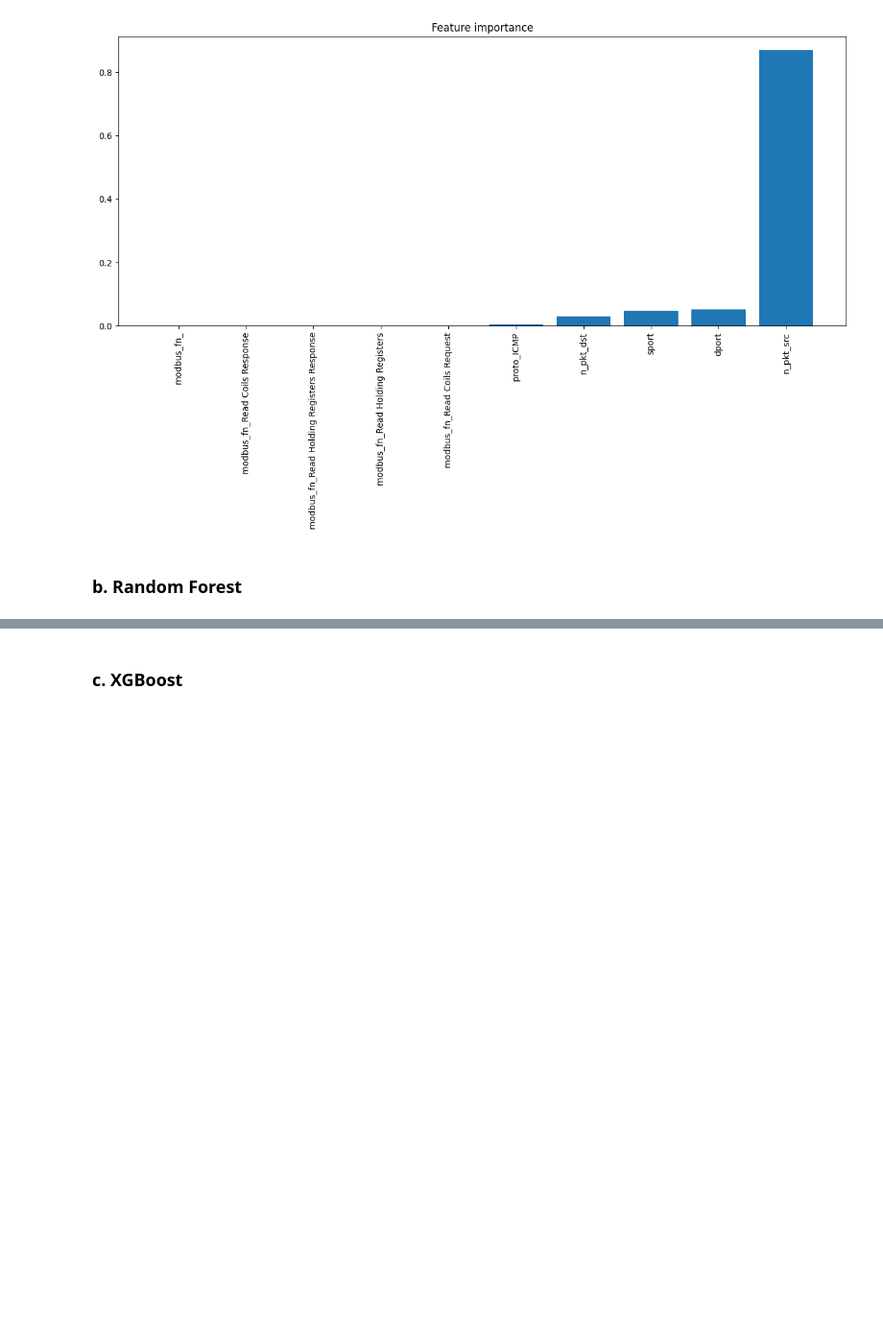
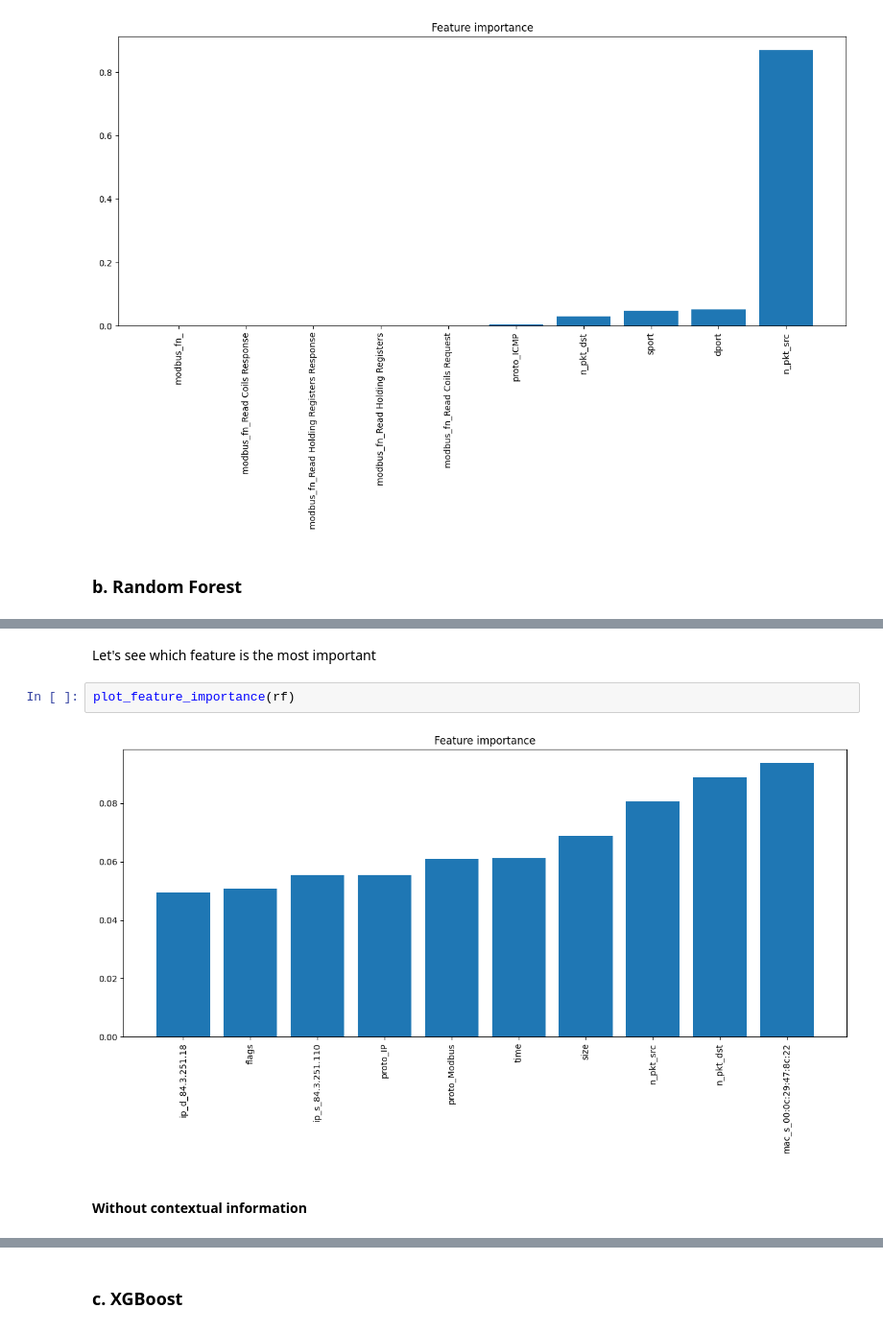
Before and after one commit to theo88400/ML-SECU2024, a Jupyter notebook: src/data_exploration/network.ipynb, the cells around one changed output, grey strips where cells are left out. Shown: that part at 96% size. Drawn from its saved outputs; the diff is of its cells as text; blank space fills up the shorter version.

```diff
--- a/src/data_exploration/network.ipynb
+++ b/src/data_exploration/network.ipynb
@@ -835,0 +887,8 @@ plot_feature_importance(clf)
+# %% [markdown]
+Let's see which feature is the most important
+# %%
+plot_feature_importance(rf)
+# %% [output]
+[figure, added]
+# %% [markdown]
+#### Without contextual information
```
Also changed, not shown: parts of 30 cells of this notebook, 1 other file.
